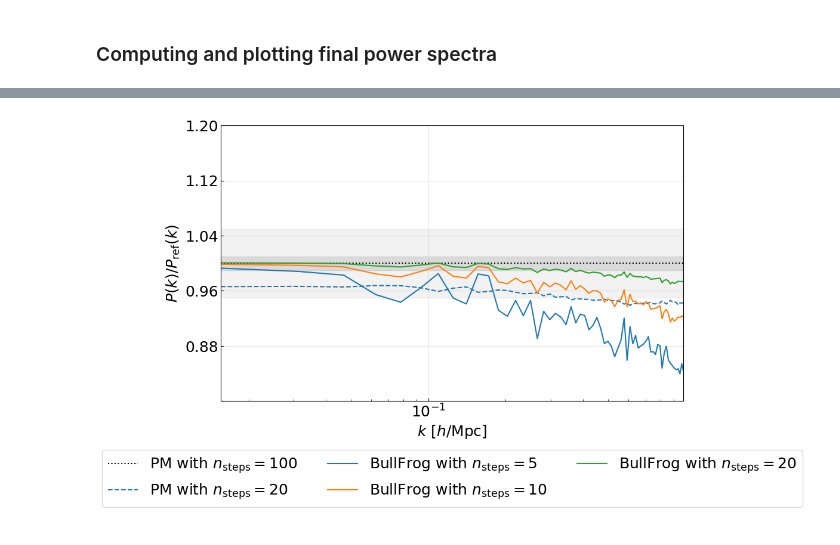
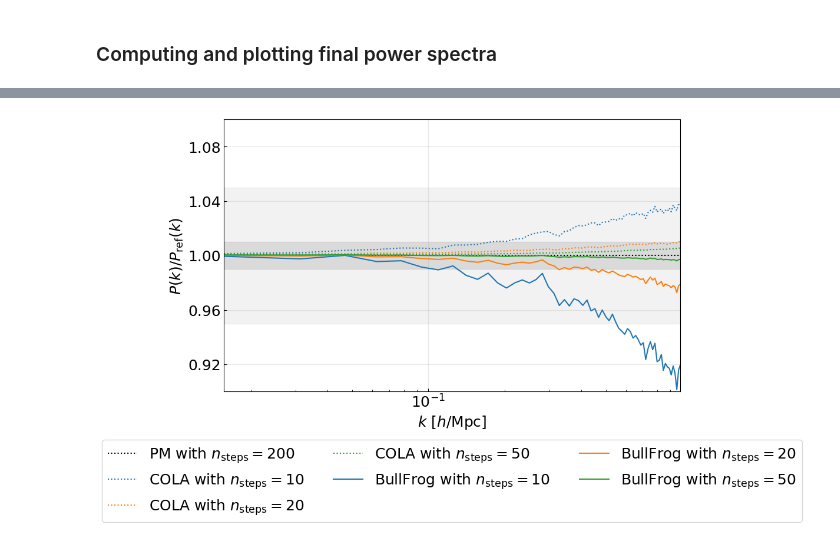
Before and after one commit to MayeulAubin/comparisons_PM_BullFrog_COLA, a Jupyter notebook: compare_PM_COLA_BulLFrog.ipynb, the cells around one changed output, grey strips where cells are left out. Saved outputs shown, nothing was run; the diff lists cells and outputs as text; code cells hidden in the pictures.

```diff
--- a/compare_PM_COLA_BulLFrog.ipynb
+++ b/compare_PM_COLA_BulLFrog.ipynb
@@ -16,9 +16,9 @@ from pysbmy.correlations import get_autocorrelation
 # %% [markdown]
 ## Setting up the environment
 # %%
-WORKDIR = "../../smby_param_files"
+WORKDIR = "runs_params/"
 SIMDIR = (
-    "../../output_files"  # need not be on same disk
+    "runs_sims/"  # need not be on same disk
 )
 # %% [markdown]
 ``params.py`` contains the configuration for this notebook and can be adjusted.
@@ -50,13 +51,13 @@ run_id = "run1"
 force = False
 
 # Parameters for the pm simulations
-nsteps_pm_list = [20, 100]  # , 30]
+nsteps_pm_list = [200]  # , 30]
 
 # Parameters for the cola simulations
-nsteps_cola_list = [5, 10, 20]  # , 15]
+nsteps_cola_list = [10, 20, 50]  # , 15]
 
 # Parameters for the cola simulations
-nsteps_bullfrog_list = [5, 10, 20]  # , 15]
+nsteps_bullfrog_list = [10, 20, 50]  # , 15]
 # %% [markdown]
 In principle nothing needs to be changed below this cell.
 # %%
@@ -371,7 +332,7 @@ ax.set_xscale("log")
 k = G.k_modes[1:]
 ax.set_xlim([k.min(), k.max()])
 ax.set_ylim([0, 2])  # to be adjusted depending on the setup
-ax.set_ylim([0.8, 1.2]) if focused else  ax.set_ylim([0, 2])
+ax.set_ylim([0.9, 1.1]) if focused else  ax.set_ylim([0, 2])
 
 label_ref = f"PM with $n_\\mathrm{{steps}}={max(nsteps_pm_list)}$"
 ax.plot([1e-3, 1e1], [1, 1], color="black", linestyle=":", label=label_ref)
@@ -383,39 +344,39 @@ for i, nsteps in enumerate(nsteps_pm_list[:-1]):
         Pk_PM_list[i] / Pk_ref,
         label=f"PM with $n_\\mathrm{{steps}}={nsteps}$",
         linestyle="--",
         color=cols[i],
     )
-# for i, nsteps in enumerate(common_nsteps):
-#     ax.plot(
-#         k,
-#         Pk_COLA_list[i] / Pk_ref,
-#         label=f"COLA with $n_\\mathrm{{steps}}={nsteps}$",
-#         linestyle=":",
-#         color=cols[i],
-#     )
+for i, nsteps in enumerate(common_nsteps):
+    ax.plot(
+        k,
+        Pk_COLA_list[i] / Pk_ref,
+        label=f"COLA with $n_\\mathrm{{steps}}={nsteps}$",
+        linestyle=":",
+        color=cols[i],
+    )
 for i, nsteps in enumerate(common_nsteps):
     ax.plot(
         k,
         Pk_BULLFROG_list[i] / Pk_ref,
         label=f"BullFrog with $n_\\mathrm{{steps}}={nsteps}$",
         linestyle="-",
         color=cols[i],
     )
 bnd1 = 0.01 if focused else 0.1  # to be adjusted depending on the setup
 bnd2 = 0.05 if focused else 0.2  # to be adjusted depending on the setup
 ax.axhspan(1 - bnd1, 1 + bnd1, color="grey", alpha=0.2)
 ax.axhspan(1 - bnd2, 1 + bnd2, color="grey", alpha=0.1)
 
 ax.grid(alpha=0.3)
 ax.yaxis.set_major_locator(plt.MaxNLocator(6))
 ax.yaxis.get_major_ticks()[0].label1.set_visible(False)
 ax.set_xlabel("$k$ [$h/\\mathrm{Mpc}$]", fontsize=fs)
 ax.set_ylabel("$P(k)/P_\\mathrm{ref}(k)$", fontsize=fs)
 ax.tick_params(which="both", direction="in")
 ax.tick_params(axis="both", which="major", labelsize=fs)
 ax.tick_params(axis="both", which="minor", labelsize=fs)
 ax.legend(loc="upper center", bbox_to_anchor=(0.5, -0.15), ncol=3, fontsize=fs)
 
 plt.show()
 # %% [output]
-[figure, old version]
+[figure, new version]
```
Also changed, not shown: parts of 26 cells of this notebook, 5 other files.
